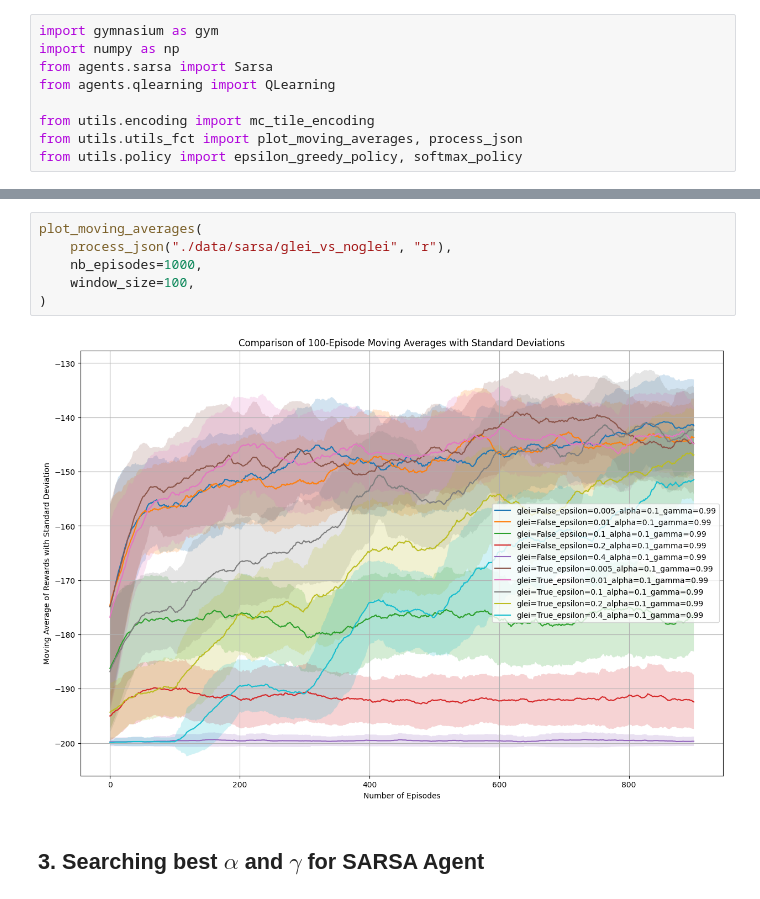
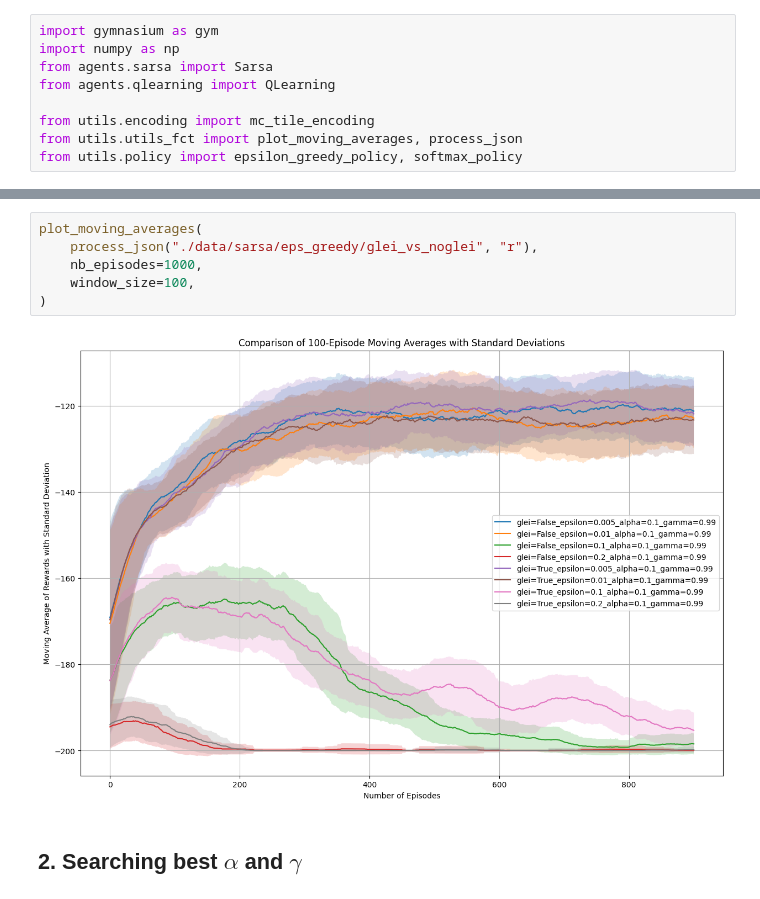
Before and after one commit to salmalys/mountain_car, a Jupyter notebook: src/sarsa_fixed.ipynb, the cells around one changed output, grey strips where cells are left out. Cells and saved outputs as stored; diff of their text form.

```diff
--- a/src/sarsa_fixed.ipynb
+++ b/src/sarsa_fixed.ipynb
@@ -92,11 +118,11 @@ process_json("./data/sarsa/glei_vs_noglei", "w", data_dict=data_dict)
 # %%
 plot_moving_averages(
-    process_json("./data/sarsa/glei_vs_noglei", "r"),
+    process_json("./data/sarsa/eps_greedy/glei_vs_noglei", "r"),
     nb_episodes=1000,
     window_size=100,
 )
 # %% [output]
-[figure, old version]
+[figure, new version]
 # %% [markdown]
-## 3. Searching best $\alpha$ and $\gamma$ for SARSA Agent
+## 2. Searching best $\alpha$ and $\gamma$
 # %%
```
Also changed, not shown: parts of 20 cells of this notebook, 11 other files.
